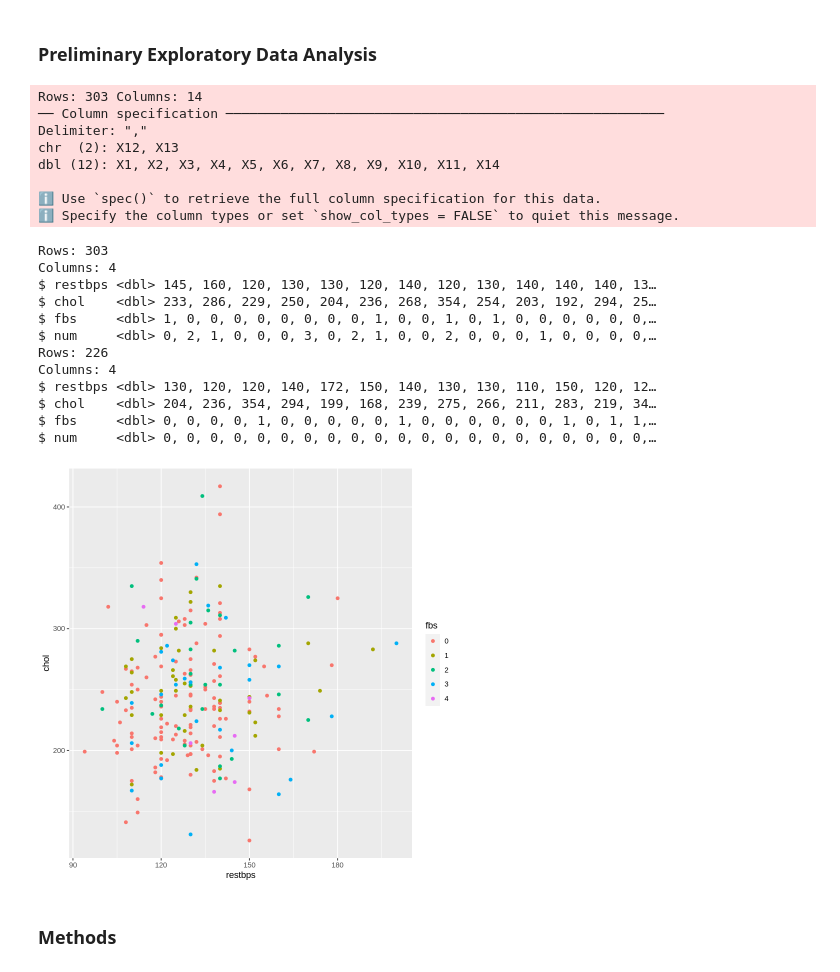
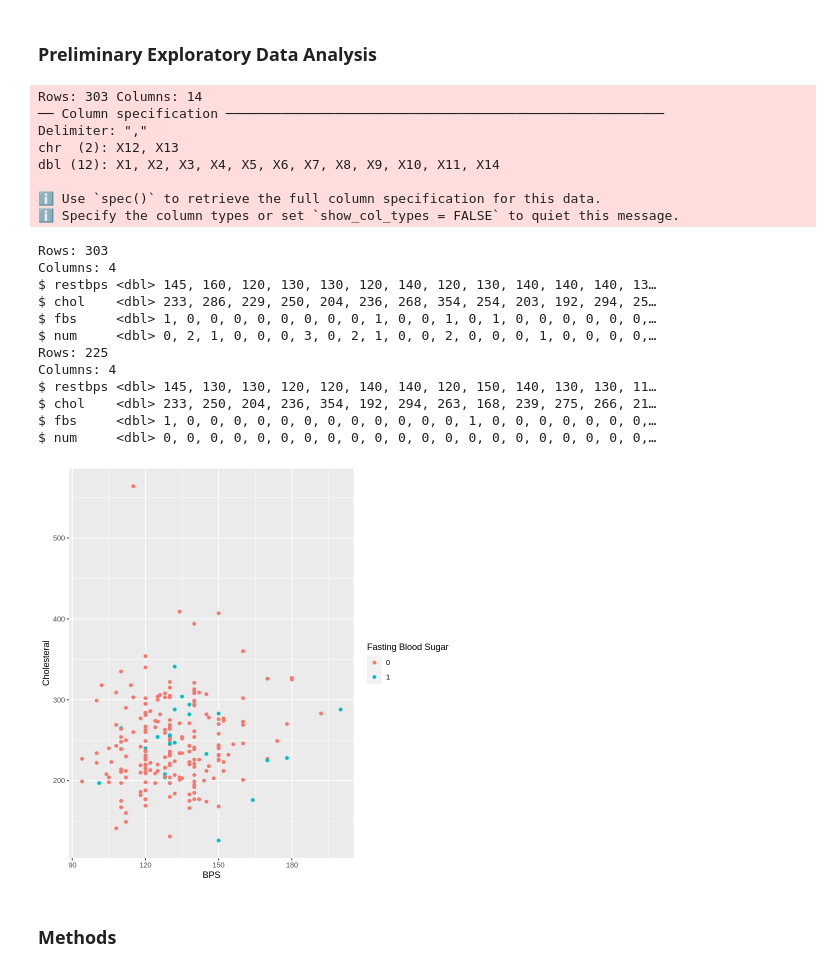
Before and after one commit to Jake-Yeo/dsci100-project, a Jupyter notebook: heartDisease.ipynb, the cells around one changed output. Saved outputs shown, nothing was run; the diff lists cells and outputs as text; code cells hidden in the pictures.

```diff
--- a/heartDisease.ipynb
+++ b/heartDisease.ipynb
@@ -34,42 +34,42 @@ heartdisease_train <- training(heartdisease_split)
 heartdisease_test <- testing(heartdisease_split)
 
 glimpse(heartdisease_train)
 
 knn_spec <-  nearest_neighbor(weight_func = "rectangular", neighbors = 7) |>
        set_engine("kknn") |>
        set_mode("classification")
 knn_fit <- knn_spec |>
         fit(as.factor(num) ~ restbps + chol, data = heartdisease_train)
 
 heartdiseaseplot <- heartdisease_train |>
-ggplot(aes(x = restbps, y = chol, colour = as.factor(num))) +
+ggplot(aes(x = restbps, y = chol, colour = as.factor(fbs))) +
         geom_point() +
-xlab("restbps") +
-ylab("chol") +
-labs(color = "fbs")
+xlab("BPS") +
+ylab("Cholesteral") +
+labs(color = "Fasting Blood Sugar")
 heartdiseaseplot
 # %% [output]
 Rows: 303 Columns: 14
 ── Column specification ────────────────────────────────────────────────────────
 Delimiter: ","
 chr  (2): X12, X13
 dbl (12): X1, X2, X3, X4, X5, X6, X7, X8, X9, X10, X11, X14
 
 ℹ Use `spec()` to retrieve the full column specification for this data.
 ℹ Specify the column types or set `show_col_types = FALSE` to quiet this message.
 Rows: 303
 Columns: 4
 $ restbps <dbl> 145, 160, 120, 130, 130, 120, 140, 120, 130, 140, 140, 140, 13…
 $ chol    <dbl> 233, 286, 229, 250, 204, 236, 268, 354, 254, 203, 192, 294, 25…
 $ fbs     <dbl> 1, 0, 0, 0, 0, 0, 0, 0, 0, 1, 0, 0, 1, 0, 1, 0, 0, 0, 0, 0, 0,…
 $ num     <dbl> 0, 2, 1, 0, 0, 0, 3, 0, 2, 1, 0, 0, 2, 0, 0, 0, 1, 0, 0, 0, 0,…
-Rows: 226
+Rows: 225
 Columns: 4
-$ restbps <dbl> 130, 120, 120, 140, 172, 150, 140, 130, 130, 110, 150, 120, 12…
-$ chol    <dbl> 204, 236, 354, 294, 199, 168, 239, 275, 266, 211, 283, 219, 34…
-$ fbs     <dbl> 0, 0, 0, 0, 1, 0, 0, 0, 0, 0, 1, 0, 0, 0, 0, 0, 0, 1, 0, 1, 1,…
+$ restbps <dbl> 145, 130, 130, 120, 120, 140, 140, 120, 150, 140, 130, 130, 11…
+$ chol    <dbl> 233, 250, 204, 236, 354, 192, 294, 263, 168, 239, 275, 266, 21…
+$ fbs     <dbl> 1, 0, 0, 0, 0, 0, 0, 0, 0, 0, 0, 0, 0, 1, 0, 0, 0, 0, 0, 0, 0,…
 $ num     <dbl> 0, 0, 0, 0, 0, 0, 0, 0, 0, 0, 0, 0, 0, 0, 0, 0, 0, 0, 0, 0, 0,…
-[figure, old version]
+[figure, new version]
 # %% [markdown]
 ### Methods
 # %% [markdown]
```
